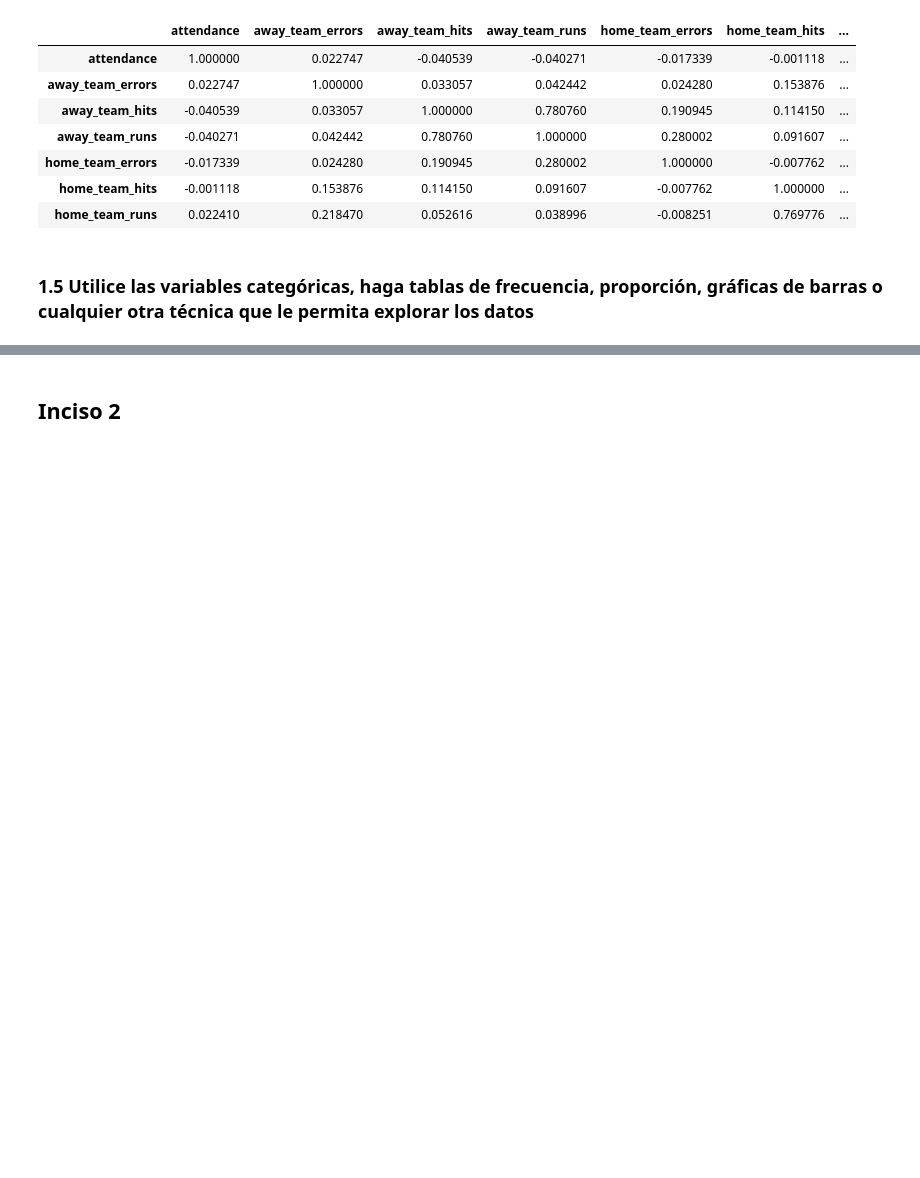
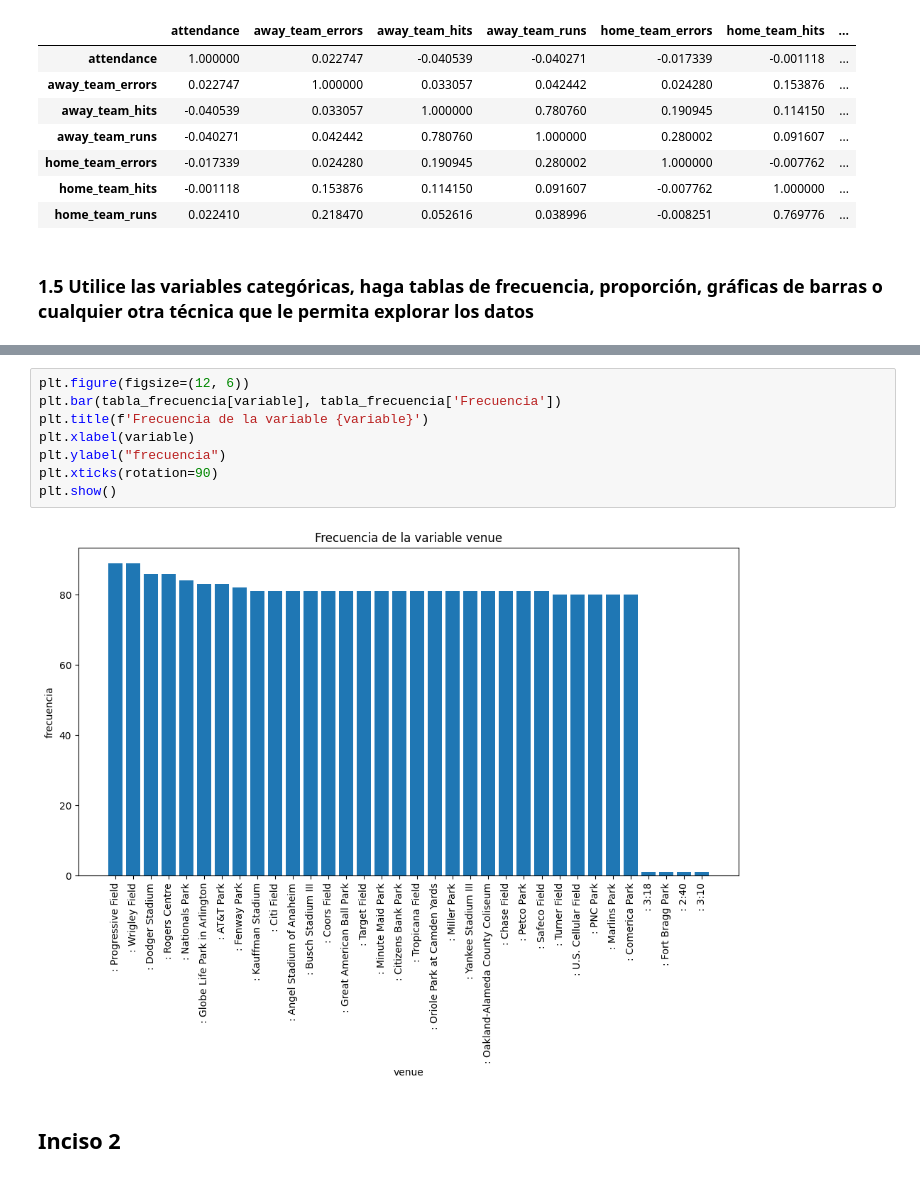
Before and after one commit to Aq202/hdt2_mineria_uvg, a Jupyter notebook: ht2_diego.ipynb, the cells around one changed output, grey strips where cells are left out. Saved outputs shown, nothing was run; the diff lists cells and outputs as text; blank space fills up the shorter version.

Commit message:
Gráfico de frecuencia

```diff
--- a/ht2_diego.ipynb
+++ b/ht2_diego.ipynb
@@ -148,3 +148,13 @@ tabla_frecuencia
+# %%
+plt.figure(figsize=(12, 6))
+plt.bar(tabla_frecuencia[variable], tabla_frecuencia['Frecuencia'])
+plt.title(f'Frecuencia de la variable {variable}')
+plt.xlabel(variable)
+plt.ylabel("frecuencia")
+plt.xticks(rotation=90)
+plt.show()
+# %% [output]
+[figure, added]
 # %% [markdown]
 ## Inciso 2
 # %%
```
Also changed, not shown: parts of 1 cell of this notebook.
